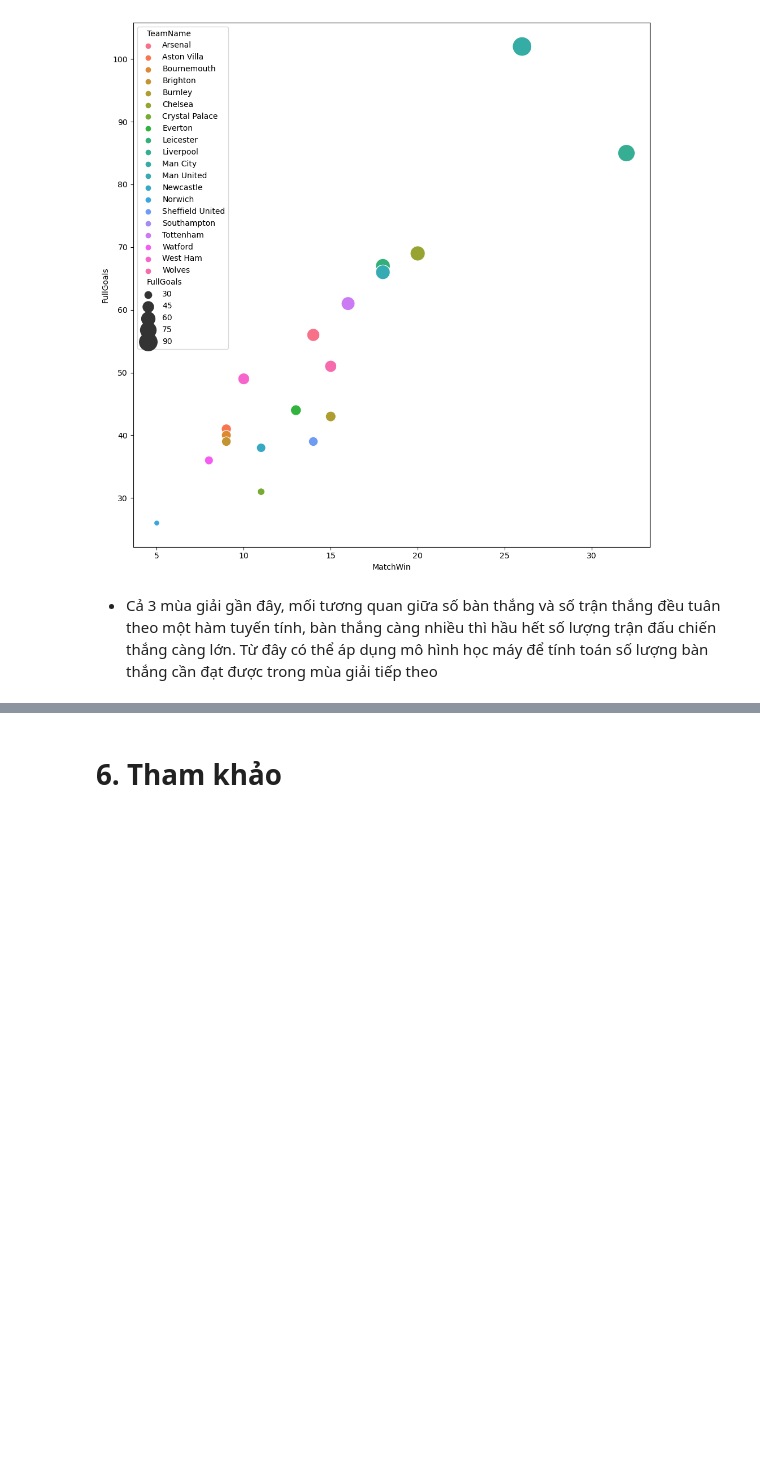
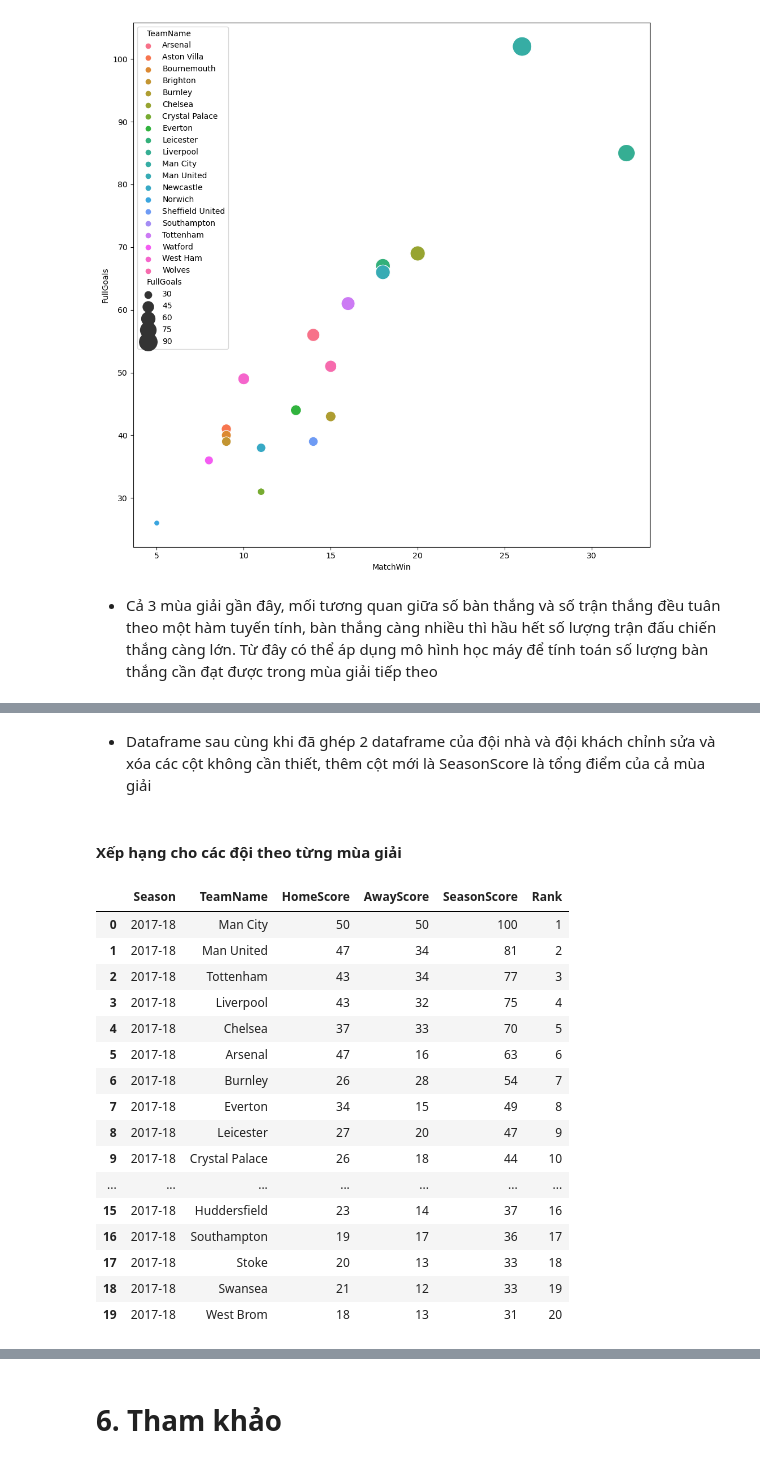
Before and after one commit to chopcolate/DataPrograming, a Jupyter notebook: Final_Project.ipynb, the cells around one changed output, grey strips where cells are left out. Saved outputs shown, nothing was run; the diff lists cells and outputs as text; code cells hidden in the pictures; blank space fills up the shorter version.

```diff
--- a/Final_Project.ipynb
+++ b/Final_Project.ipynb
@@ -515,0 +608,17 @@ drawScatter(Summary_df[Summary_df['Season'] == '2019-20'])
+# %%
+Away = season_scored.groupby(['Season', 'AwayTeam', 'FTR']).agg({'FTHG': 'count'})
+
+Away = Away.reset_index('FTR')
+
+Away = Away.rename({'FTHG':'SummaryScore'}, axis = 1)
+
+
+Away.loc[Away['FTR'] == 'A', 'SummaryScore'] *= 3
+Away.loc[Away['FTR'] == 'H', 'SummaryScore'] *= 0
+
+Away['AwayScore'] = Away['SummaryScore'].sum(level = ['Season','AwayTeam'])
+Away = Away.drop(['FTR', 'SummaryScore'], axis = 1)
+Away = Away.reset_index()
+Away.drop_duplicates(inplace = True, ignore_index = True)
+Away = Away.set_index('Season')
+Away.head(10)
@@ -515,0 +640,7 @@ drawScatter(Summary_df[Summary_df['Season'] == '2019-20'])
+# %%
+Rank_df = pd.concat([Home, Away], axis = 1)
+Rank_df = Rank_df.reset_index()
+Rank_df = Rank_df.rename({'HomeTeam':'TeamName'}, axis = 1)
+Rank_df = Rank_df.drop(['AwayTeam'], axis = 1)
+Rank_df['SeasonScore'] = Rank_df['HomeScore'] + Rank_df['AwayScore']
+Rank_df.head(10)
@@ -515,0 +659,30 @@ drawScatter(Summary_df[Summary_df['Season'] == '2019-20'])
+# %% [markdown]
+- Dataframe sau cùng khi đã ghép 2 dataframe của đội nhà và đội khách chỉnh sửa và xóa các cột không cần thiết, thêm cột mới là SeasonScore là tổng điểm của cả mùa giải
+# %% [markdown]
+#### Xếp hạng cho các đội theo từng mùa giải
+# %%
+def RankOfSeason(season_df):
+    season_df = season_df.sort_values(by = 'SeasonScore', ascending=False).reset_index(drop = True)
+    season_df['Rank'] = season_df.index + 1
+    return season_df
+# %%
+s17_18 = RankOfSeason(Rank_df[Rank_df['Season'] == '2017-18'])
+s17_18
+# %% [output]
+|  | Season | TeamName | HomeScore | AwayScore | SeasonScore | Rank |
+| 0 | 2017-18 | Man City | 50 | 50 | 100 | 1 |
+| 1 | 2017-18 | Man United | 47 | 34 | 81 | 2 |
+| 2 | 2017-18 | Tottenham | 43 | 34 | 77 | 3 |
+| 3 | 2017-18 | Liverpool | 43 | 32 | 75 | 4 |
+| 4 | 2017-18 | Chelsea | 37 | 33 | 70 | 5 |
+| 5 | 2017-18 | Arsenal | 47 | 16 | 63 | 6 |
+| 6 | 2017-18 | Burnley | 26 | 28 | 54 | 7 |
+| 7 | 2017-18 | Everton | 34 | 15 | 49 | 8 |
+| 8 | 2017-18 | Leicester | 27 | 20 | 47 | 9 |
+| 9 | 2017-18 | Crystal Palace | 26 | 18 | 44 | 10 |
+| ... | ... | ... | ... | ... | ... | ... |
+| 15 | 2017-18 | Huddersfield | 23 | 14 | 37 | 16 |
+| 16 | 2017-18 | Southampton | 19 | 17 | 36 | 17 |
+| 17 | 2017-18 | Stoke | 20 | 13 | 33 | 18 |
+| 18 | 2017-18 | Swansea | 21 | 12 | 33 | 19 |
+| 19 | 2017-18 | West Brom | 18 | 13 | 31 | 20 |
```
Also changed, not shown: parts of 33 cells of this notebook.
